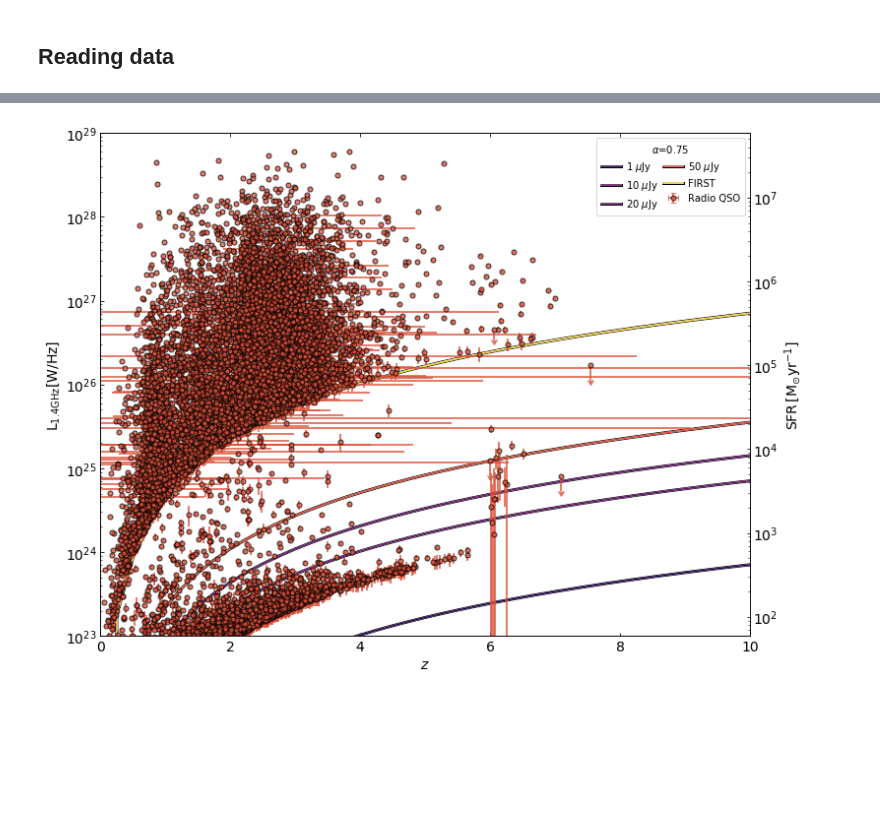
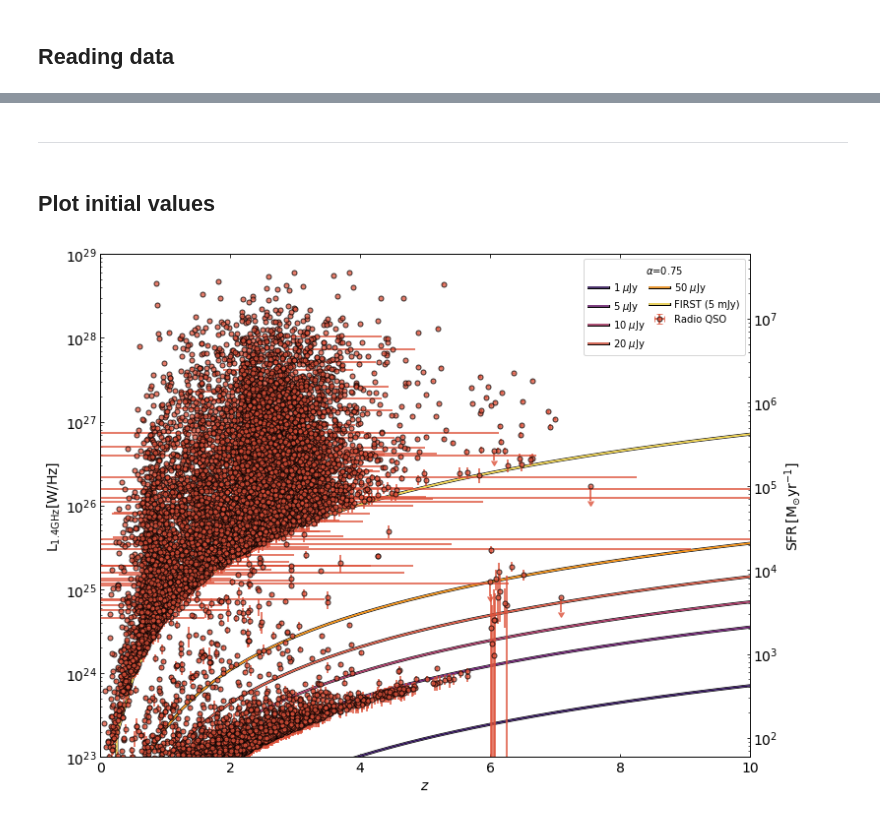
Before and after one commit to racarvajal/work_notes, a Jupyter notebook: Analyze_high_z_cat.ipynb, the cells around one changed output, grey strips where cells are left out. Saved outputs shown, nothing was run; the diff lists cells and outputs as text; code cells hidden in the pictures; blank space fills up the shorter version.

Commit message:
new plots

```diff
--- a/Analyze_high_z_cat.ipynb
+++ b/Analyze_high_z_cat.ipynb
@@ -80 +189,5 @@ L_20cm_up_l = large_catalog_df['L_20CM_UP_LIM']
+# %% [markdown]
+---
+# %% [markdown]
+## Plot initial values
 # %%
@@ -86,6 +198,7 @@ lum_FIRST   = 4 * np.pi * lum_dist_range**2 * 1e-3  * 1e-26 * (1 + z_range)**(al
 lum_50uJy   = 4 * np.pi * lum_dist_range**2 * 50e-6 * 1e-26 * (1 + z_range)**(alpha_used - 1)
 lum_20uJy   = 4 * np.pi * lum_dist_range**2 * 20e-6 * 1e-26 * (1 + z_range)**(alpha_used - 1)
 lum_10uJy   = 4 * np.pi * lum_dist_range**2 * 10e-6 * 1e-26 * (1 + z_range)**(alpha_used - 1)
+lum_5uJy    = 4 * np.pi * lum_dist_range**2 * 5e-6  * 1e-26 * (1 + z_range)**(alpha_used - 1)
 lum_1uJy    = 4 * np.pi * lum_dist_range**2 * 1e-6  * 1e-26 * (1 + z_range)**(alpha_used - 1)
 # %%
 cmap        = cm.get_cmap('inferno')
@@ -108,37 +221,38 @@ ax1.errorbar(redshift, L_20cm, xerr=redshift_e, yerr=L_20cm_e, marker='.', ls=''
 #ax1.errorbar(high_z_zs[filter_250GHz], lum_250_new_alpha_rescale[filter_250GHz], yerr=lum_250_new_alpha_rescale_e[filter_250GHz], marker='P', ls='', color=colors[4], markersize=10, zorder=7, alpha=0.65, uplims=high_z_up_lim[filter_250GHz], elinewidth=2, mec='k', label='mm QSO')
 
 ax1.plot(z_range, lum_1uJy, label='1 $\mu$Jy', color=colors[0], path_effects=pe1)
-ax1.plot(z_range, lum_10uJy, label='10 $\mu$Jy', color=colors[1], path_effects=pe1)
-ax1.plot(z_range, lum_20uJy, label='20 $\mu$Jy', color=colors[1], path_effects=pe1)
-ax1.plot(z_range, lum_50uJy, label='50 $\mu$Jy', color=colors[3], path_effects=pe1)
-ax1.plot(z_range, lum_FIRST, label='FIRST', color=colors[5], path_effects=pe1)
+ax1.plot(z_range, lum_5uJy, label='5 $\mu$Jy', color=colors[1], path_effects=pe1)
+ax1.plot(z_range, lum_10uJy, label='10 $\mu$Jy', color=colors[2], path_effects=pe1)
+ax1.plot(z_range, lum_20uJy, label='20 $\mu$Jy', color=colors[3], path_effects=pe1)
+ax1.plot(z_range, lum_50uJy, label='50 $\mu$Jy', color=colors[4], path_effects=pe1)
+ax1.plot(z_range, lum_FIRST, label='FIRST (5 mJy)', color=colors[5], path_effects=pe1)
 #ax1.plot(z_range, SFR_3000, label='3000M_sun/yr', color=colors[2], path_effects=pe1)
 #ax1.fill_between(z_range, SFR_3000 - SFR_3000_e, SFR_3000 + SFR_3000_e, color=colors[2], fc=colors[2], alpha=0.3, zorder=6)
 #gradient_fill(z_range, max_pow_sfr_fix + 3 * max_pow_sfr_fix_e, fill_color=colors[4], color=colors[4], label='SFR - fixed M', zorder=5, ax=ax1)
 #ax1.plot(z_range, max_pow_sfr_fix, '-', color=colors[4], alpha=0.45)
 #gradient_fill(z_range, max_pow_sfr + 3 * max_pow_sfr_e, fill_color=colors[3], color=colors[3], label='SFR - evolv. M', zorder=5, ax=ax1)
 #ax1.plot(z_range, max_pow_sfr, '-', color=colors[3], alpha=0.45)
 ax1.set_xlabel('$z$', size=14)
 ax1.set_ylabel('$\mathrm{L}_{1.4 \mathrm{GHz}} [\mathrm{W/Hz}]$', size=14)
 ax1.set_yscale('log')
 ax1.set_ylim((1e23, 1e29))
 ax1.set_xlim(left=-0.001, right=10)
 #ax1.set_xlim(left=5.5, right=8)
 ax1.legend(loc=1, title=f'{alp_str}={alpha_used}', ncol=2, labelspacing=0.5, borderpad=0.5, columnspacing=0.5, handletextpad=0.5)
 
 
 ax2 = ax1.twinx()
 ax2.set_ylabel('$\mathrm{SFR}\, [\mathrm{M}_{\odot} \mathrm{yr}^{-1}]$', size=14)
 ax2.set_ylim((1e23 * 5.9e-22, 1e29 * 5.9e-22))
 ax2.set_yscale('log')
 ax2.figure.canvas.draw()
 
 #plt.setp(ax2.get_yticklabels(), visible=False)
 ax1.tick_params(which='both',top=True, right=False, direction='in')
 ax2.tick_params(which='both',top=True, right=True, direction='in', labelright=True)
 
 ax1.tick_params(axis='both', which='major', labelsize=14)
 ax2.tick_params(axis='both', which='major', labelsize=14)
 fig.tight_layout(w_pad=0.01)
 # %% [output]
-[figure, old version]
+[figure, new version]
```
Also changed, not shown: parts of 40 cells of this notebook.
